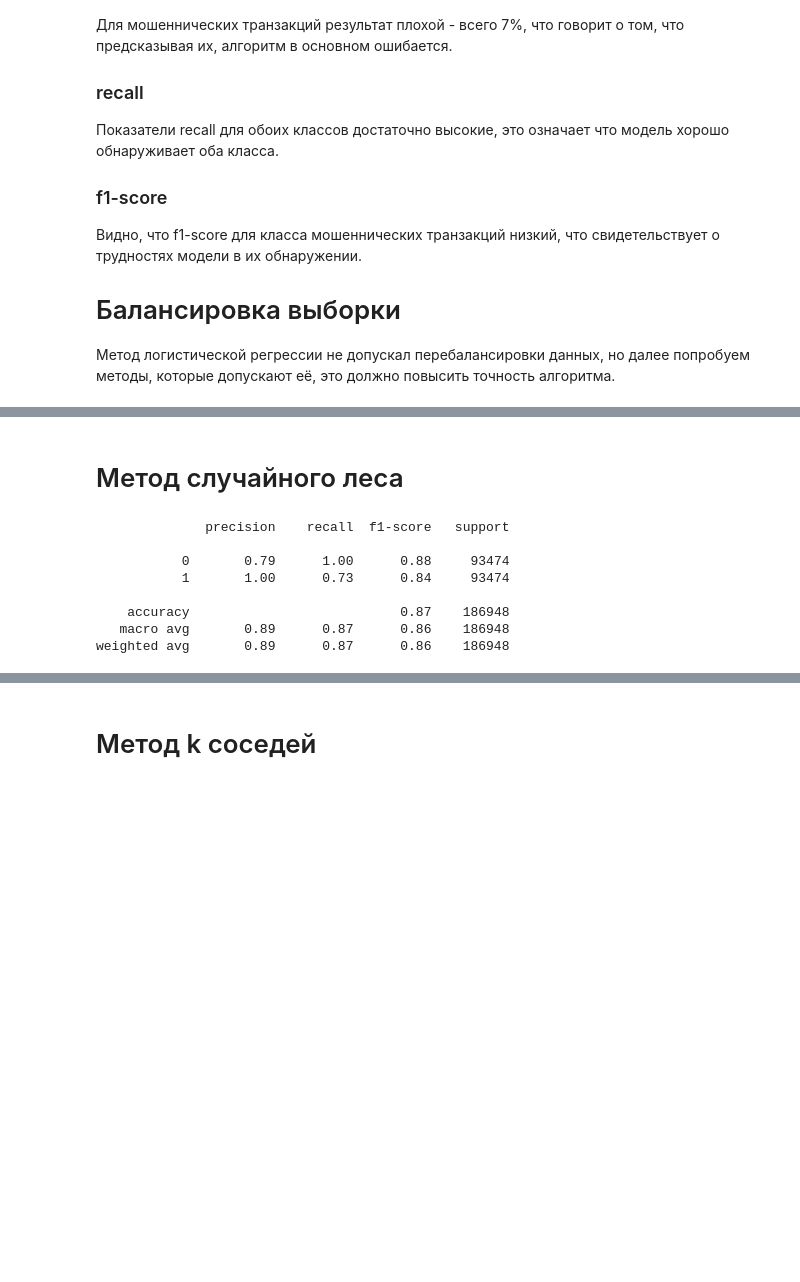
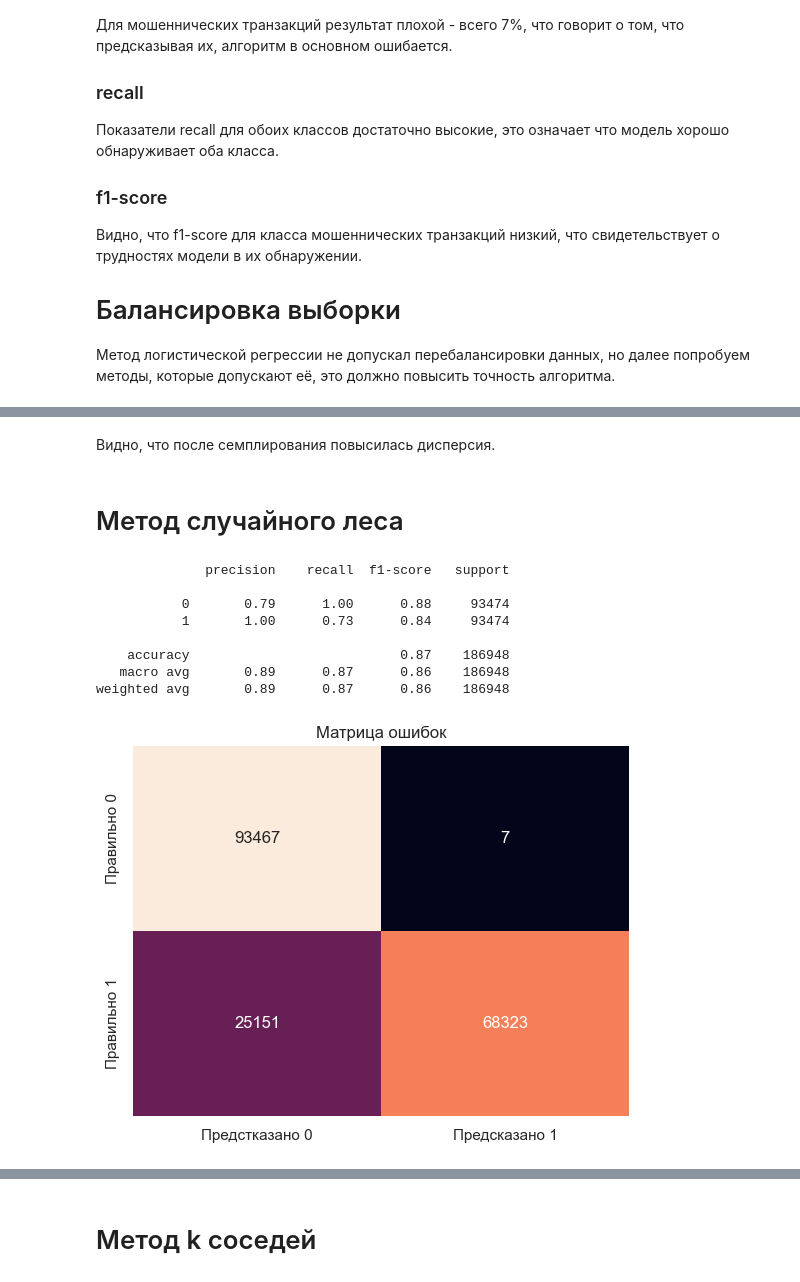
Before and after one commit to Misha-Ivlev/ML2, a Jupyter notebook: credit_card_HW.ipynb, the cells around one changed output, grey strips where cells are left out. Saved outputs shown, nothing was run; the diff lists cells and outputs as text; code cells hidden in the pictures; blank space fills up the shorter version.

```diff
--- a/credit_card_HW.ipynb
+++ b/credit_card_HW.ipynb
@@ -166,0 +172,4 @@ X_test_sampled, y_test_sampled = sampler.fit_resample(X_test_scaled, y_test)
+# %%
+X_train_scaled  = pd.DataFrame(data=X_train_scaled)
+X_train_sampled = pd.DataFrame(data=X_train_sampled)
+X_train_scaled.describe() - X_train_sampled.describe()
@@ -167,19 +187,31 @@ X_test_sampled, y_test_sampled = sampler.fit_resample(X_test_scaled, y_test)
+# %% [markdown]
+Видно, что после семплирования повысилась дисперсия.
 # %% [markdown]
 # Метод случайного леса
 # %%
 from sklearn.ensemble import RandomForestClassifier
+
 random_forest = RandomForestClassifier(random_state=42, n_jobs=-1)
-
 random_forest.fit(X_train_sampled, y_train_sampled)
 prediction = random_forest.predict(X_test_sampled)
+print(classification_report(y_test_sampled, prediction))
+
+Conf_Mat = confusion_matrix(y_test_sampled, prediction)
+
+sns.heatmap(Conf_Mat, annot=True, fmt="d", cbar=False,
+            xticklabels=['Предстказано 0', 'Предсказано 1'],
+            yticklabels=['Правильно 0', 'Правильно 1'])
+
+
+plt.title('Матрица ошибок')
+plt.show()
+# %% [output]
+              precision    recall  f1-score   support
+
+           0       0.79      1.00      0.88     93474
+           1       1.00      0.73      0.84     93474
+
+    accuracy                           0.87    186948
+   macro avg       0.89      0.87      0.86    186948
+weighted avg       0.89      0.87      0.86    186948
+[figure, added]
-# %%
-print(classification_report(y_test_sampled, prediction))
-# %% [output]
-              precision    recall  f1-score   support
-
-           0       0.79      1.00      0.88     93474
-           1       1.00      0.73      0.84     93474
-
-    accuracy                           0.87    186948
-   macro avg       0.89      0.87      0.86    186948
-weighted avg       0.89      0.87      0.86    186948
```
Also changed, not shown: parts of 17 cells of this notebook.
